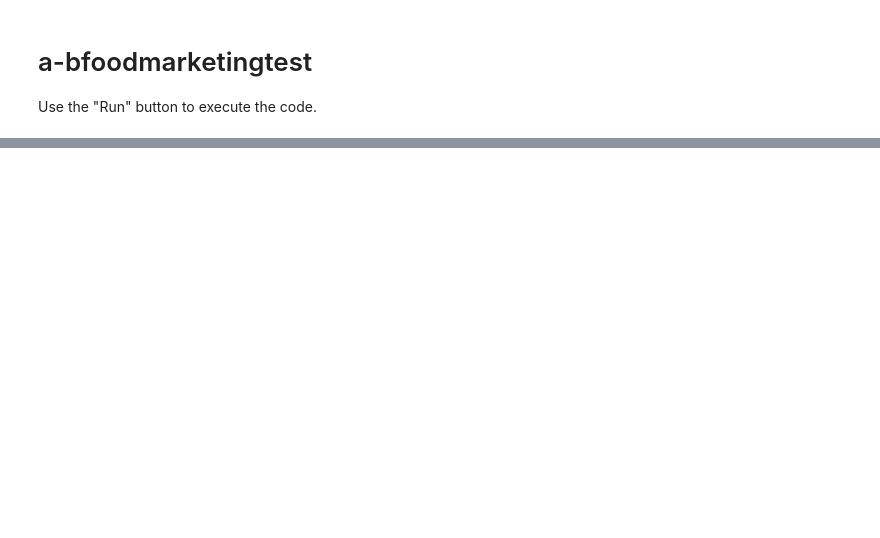
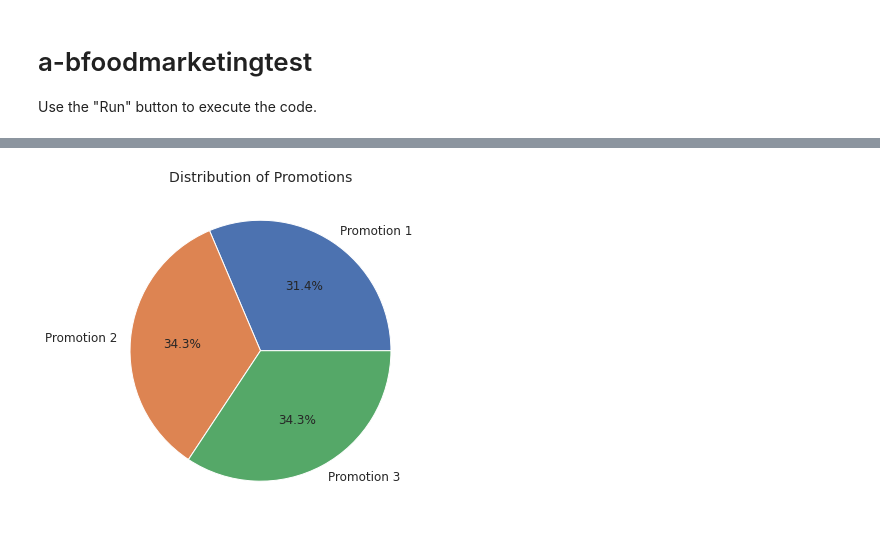
Before and after one commit to programeralebrije/a-bfoodmarketingtest, a Jupyter notebook: a_bfoodmarketingtest.ipynb, the cells around one changed output, grey strips where cells are left out. Saved outputs shown, nothing was run; the diff lists cells and outputs as text; code cells hidden in the pictures; blank space fills up the shorter version.

```diff
--- a/a_bfoodmarketingtest.ipynb
+++ b/a_bfoodmarketingtest.ipynb
@@ -20,0 +209,10 @@ jovian.commit(project="a-bfoodmarketingtest")
+# %%
+sns.set_theme()
+plt.figure(figsize=(6,6))
+pie_labels = ['Promotion 1', 'Promotion 2', 'Promotion 3']
+plt.pie(df.groupby(['Promotion']).size().to_list(),
+        labels=pie_labels, autopct='%1.1f%%',textprops={'fontsize': 12})
+plt.title('Distribution of Promotions', fontsize=14)
+plt.show()
+# %% [output]
+[figure, added]
```
Also changed, not shown: parts of 40 cells of this notebook.
